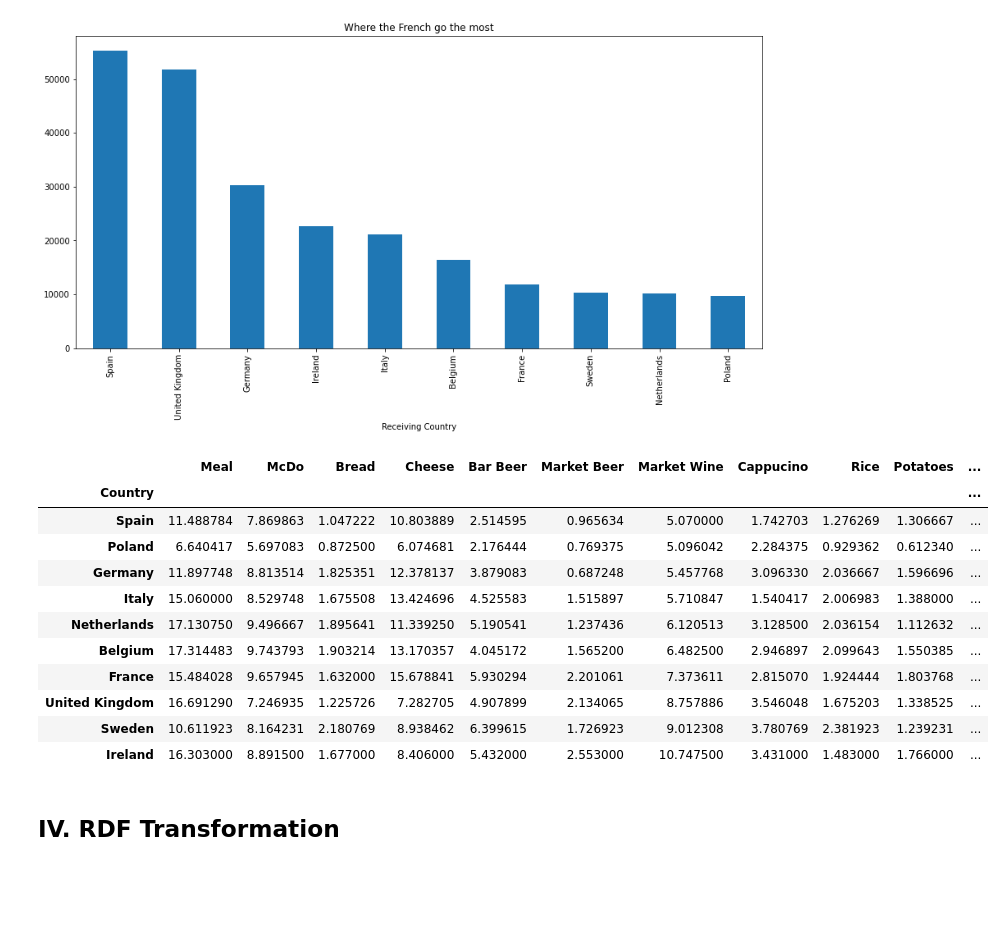
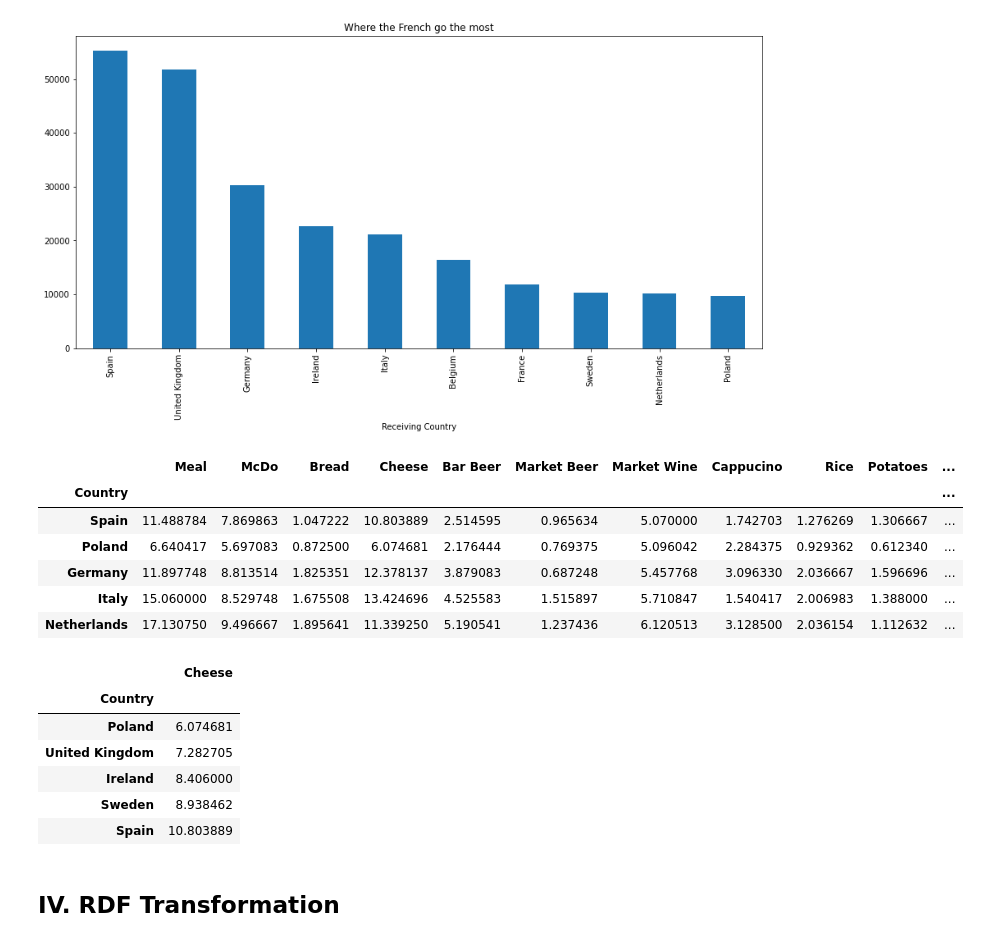
Before and after one commit to tatouti/DatabasePD, a Jupyter notebook: Erasmus_DataAnalysis.ipynb, the cells around one changed output. Saved outputs shown, nothing was run; the diff lists cells and outputs as text; code cells hidden in the pictures; blank space fills up the shorter version.

```diff
--- a/Erasmus_DataAnalysis.ipynb
+++ b/Erasmus_DataAnalysis.ipynb
@@ -627,20 +627,23 @@ erasmusFR.plot(kind='bar',title="Where the French go the most",figsize=(15,7))
 [figure]
 # %%
 cofFr = cof.drop('City',axis=1)
-cofFr[cofFr["Country"].isin(erasmusFR.index)].groupby('Country').mean().sort_values(by='Market Wine',ascending=True)
+display(cofFr[cofFr["Country"].isin(erasmusFR.index)].groupby('Country').mean().sort_values(by='Market Wine',ascending=True).head(),
+        cofFr[cofFr["Country"].isin(erasmusFR.index)].groupby('Country').mean().sort_values(by='Cheese',ascending=True).Cheese.head().to_frame())
 # %% [output]
 |  | Meal | McDo | Bread | Cheese | Bar Beer | Market Beer | Market Wine | Cappucino | Rice | Potatoes | ... |
 | Country |  |  |  |  |  |  |  |  |  |  | ... |
 | Spain | 11.488784 | 7.869863 | 1.047222 | 10.803889 | 2.514595 | 0.965634 | 5.070000 | 1.742703 | 1.276269 | 1.306667 | ... |
 | Poland | 6.640417 | 5.697083 | 0.872500 | 6.074681 | 2.176444 | 0.769375 | 5.096042 | 2.284375 | 0.929362 | 0.612340 | ... |
 | Germany | 11.897748 | 8.813514 | 1.825351 | 12.378137 | 3.879083 | 0.687248 | 5.457768 | 3.096330 | 2.036667 | 1.596696 | ... |
 | Italy | 15.060000 | 8.529748 | 1.675508 | 13.424696 | 4.525583 | 1.515897 | 5.710847 | 1.540417 | 2.006983 | 1.388000 | ... |
 | Netherlands | 17.130750 | 9.496667 | 1.895641 | 11.339250 | 5.190541 | 1.237436 | 6.120513 | 3.128500 | 2.036154 | 1.112632 | ... |
-| Belgium | 17.314483 | 9.743793 | 1.903214 | 13.170357 | 4.045172 | 1.565200 | 6.482500 | 2.946897 | 2.099643 | 1.550385 | ... |
-| France | 15.484028 | 9.657945 | 1.632000 | 15.678841 | 5.930294 | 2.201061 | 7.373611 | 2.815070 | 1.924444 | 1.803768 | ... |
-| United Kingdom | 16.691290 | 7.246935 | 1.225726 | 7.282705 | 4.907899 | 2.134065 | 8.757886 | 3.546048 | 1.675203 | 1.338525 | ... |
-| Sweden | 10.611923 | 8.164231 | 2.180769 | 8.938462 | 6.399615 | 1.726923 | 9.012308 | 3.780769 | 2.381923 | 1.239231 | ... |
-| Ireland | 16.303000 | 8.891500 | 1.677000 | 8.406000 | 5.432000 | 2.553000 | 10.747500 | 3.431000 | 1.483000 | 1.766000 | ... |
+|  | Cheese |
+| Country |  |
+| Poland | 6.074681 |
+| United Kingdom | 7.282705 |
+| Ireland | 8.406000 |
+| Sweden | 8.938462 |
+| Spain | 10.803889 |
 # %% [markdown]
 ## IV. RDF Transformation
 # %%
```
